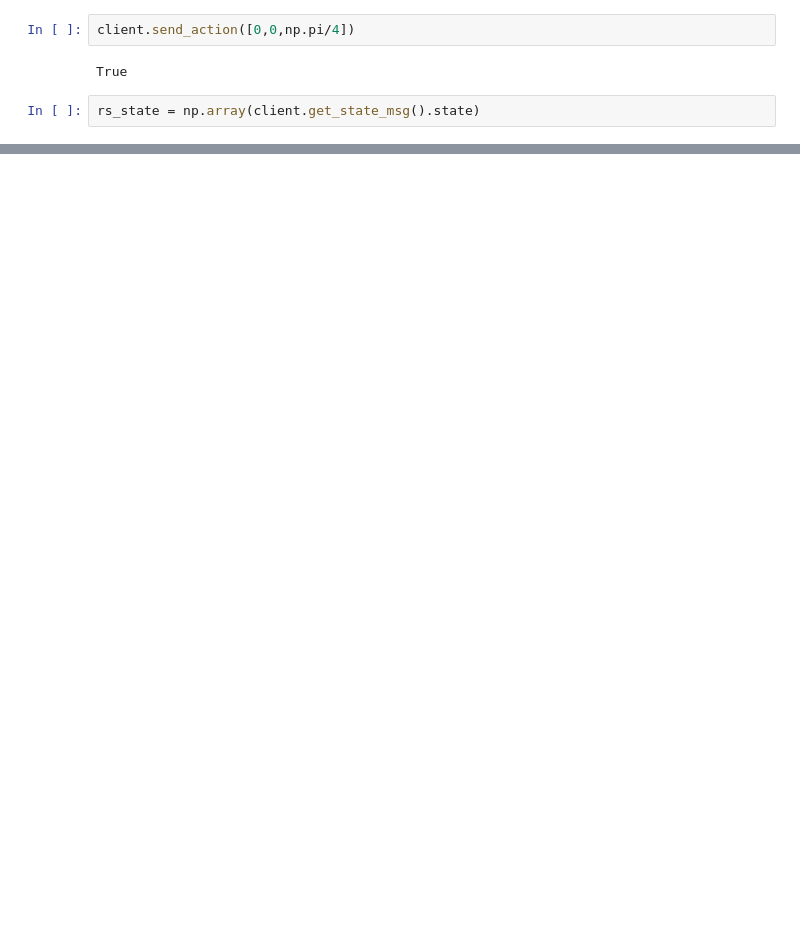
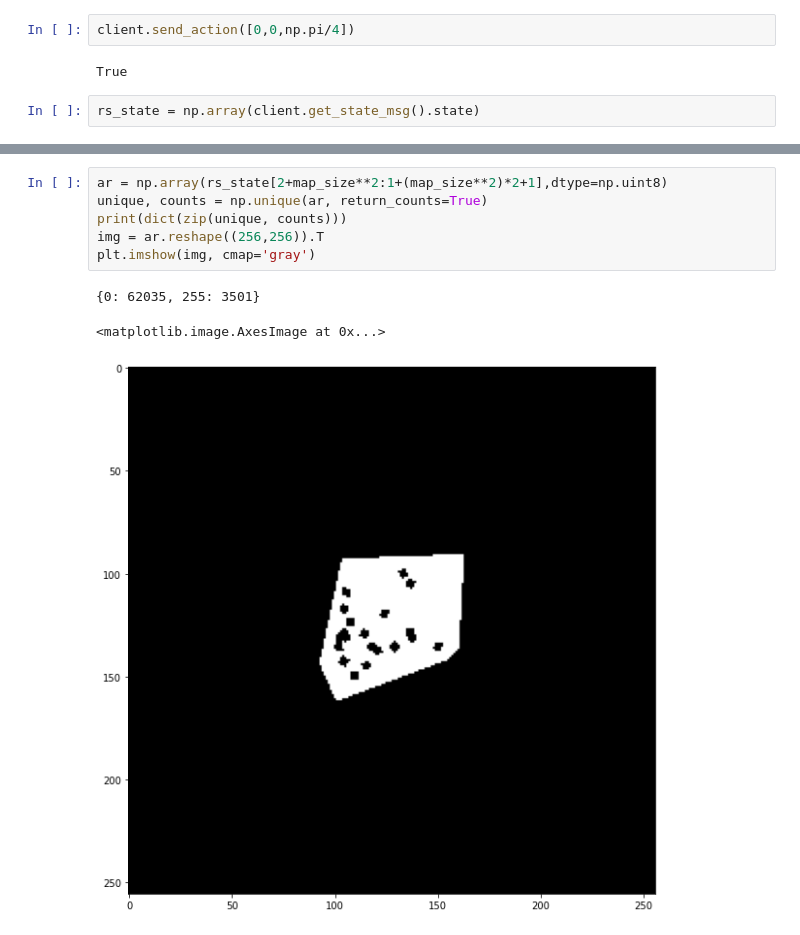
Before and after one commit to wwwshwww/task_on_nav_env, a Jupyter notebook: tameshi/robot_server_test.ipynb, the cells around one changed output, grey strips where cells are left out. Cells and saved outputs as stored; diff of their text form; blank space fills up the shorter version.

```diff
--- a/tameshi/robot_server_test.ipynb
+++ b/tameshi/robot_server_test.ipynb
@@ -127,0 +94,10 @@ g.flatten(), g
+# %%
+ar = np.array(rs_state[2+map_size**2:1+(map_size**2)*2+1],dtype=np.uint8)
+unique, counts = np.unique(ar, return_counts=True)
+print(dict(zip(unique, counts)))
+img = ar.reshape((256,256)).T
+plt.imshow(img, cmap='gray')
+# %% [output]
+{0: 62035, 255: 3501}
+<matplotlib.image.AxesImage at 0x...>
+[figure, added]
```
Also changed, not shown: parts of 8 cells of this notebook, 5 other files.
